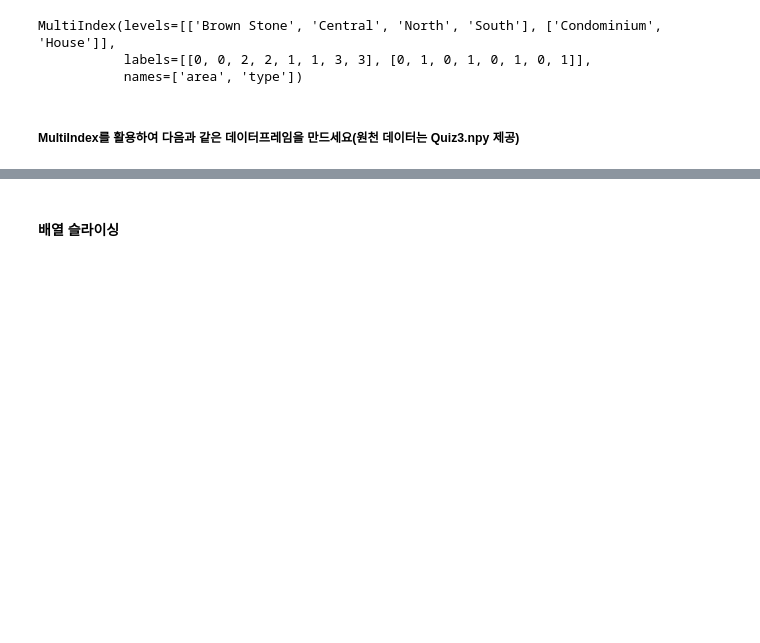
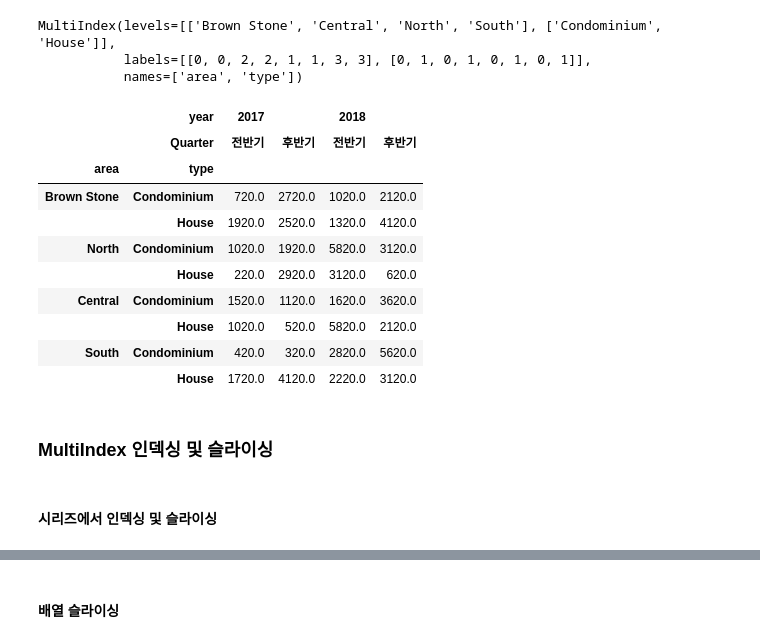
Before and after one commit to jrj8819/python-programming-class, a Jupyter notebook: ML_lesson3.ipynb, the cells around one changed output, grey strips where cells are left out. Drawn from its saved outputs; the diff is of its cells as text; code cells hidden in the pictures; blank space fills up the shorter version.

```diff
--- a/ML_lesson3.ipynb
+++ b/ML_lesson3.ipynb
@@ -875,5 +1001,21 @@ MultiIndex(levels=[['Brown Stone', 'Central', 'North', 'South'], ['Condominium',
            names=['area', 'type'])
 # %%
 estate = pd.DataFrame(law, index=index, columns=columns)
-# %% [markdown]
-##### MultiIndex를 활용하여 다음과 같은 데이터프레임을 만드세요(원천 데이터는 Quiz3.npy 제공)
+# %%
+estate
+# %% [output]
+|  | year | 2017 |  | 2018 |  |
+|  | Quarter | 전반기 | 후반기 | 전반기 | 후반기 |
+| area | type |  |  |  |  |
+| Brown Stone | Condominium | 720.0 | 2720.0 | 1020.0 | 2120.0 |
+|  | House | 1920.0 | 2520.0 | 1320.0 | 4120.0 |
+| North | Condominium | 1020.0 | 1920.0 | 5820.0 | 3120.0 |
+|  | House | 220.0 | 2920.0 | 3120.0 | 620.0 |
+| Central | Condominium | 1520.0 | 1120.0 | 1620.0 | 3620.0 |
+|  | House | 1020.0 | 520.0 | 5820.0 | 2120.0 |
+| South | Condominium | 420.0 | 320.0 | 2820.0 | 5620.0 |
+|  | House | 1720.0 | 4120.0 | 2220.0 | 3120.0 |
+# %% [markdown]
+### MultiIndex 인덱싱 및 슬라이싱
+# %% [markdown]
+#### 시리즈에서 인덱싱 및 슬라이싱
```
Also changed, not shown: parts of 169 cells of this notebook, 3 other files.
